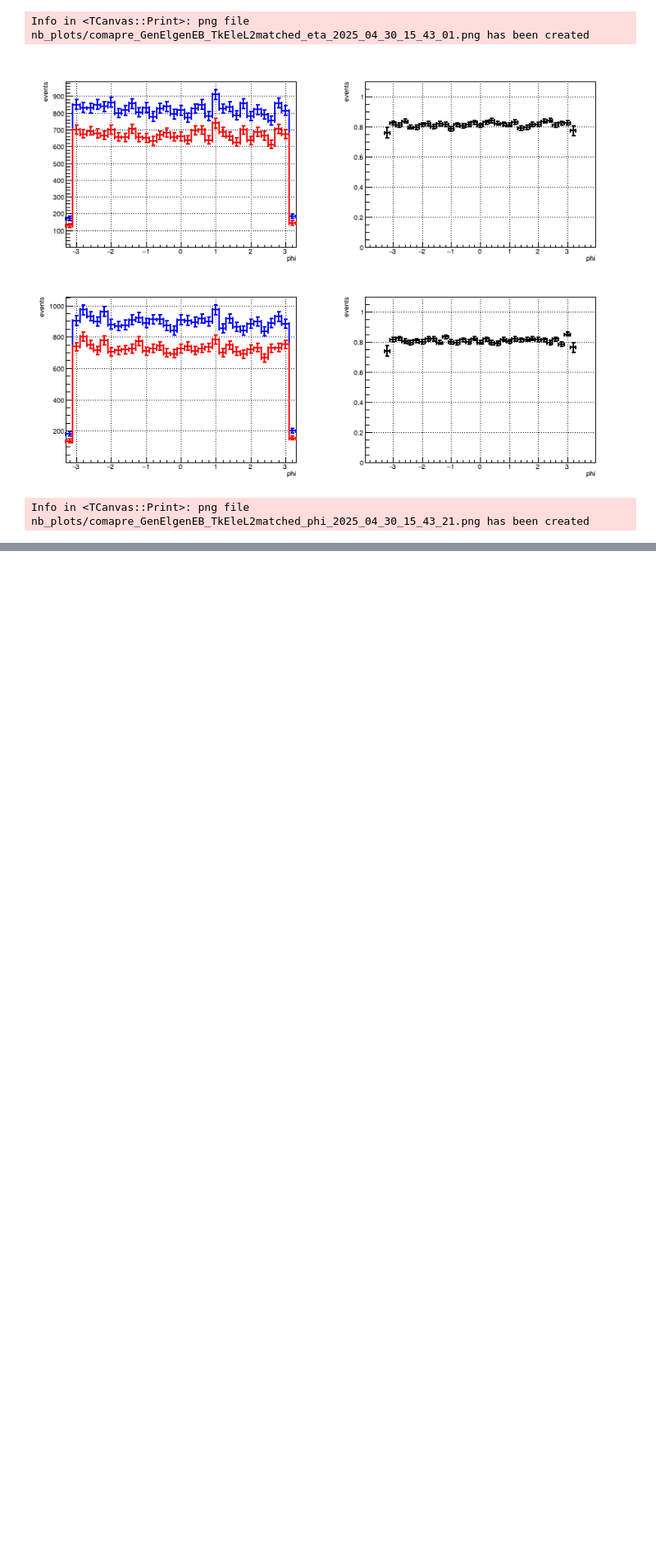
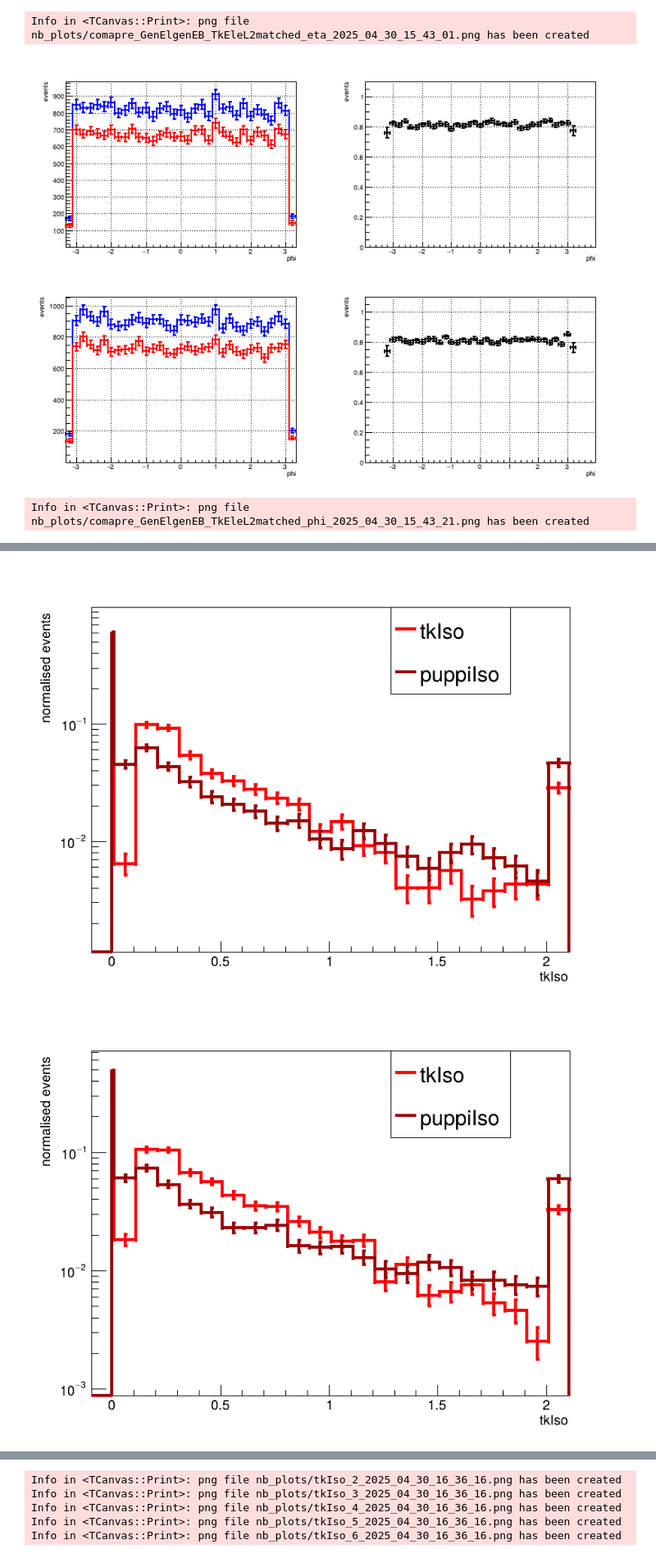
Before and after one commit to arsahasransu/asahasra-flat-table-analyser, a Jupyter notebook: quick_potter_nb.ipynb, the cells around one changed output, grey strips where cells are left out. Shown: that part at 82% size. Drawn from its saved outputs; the diff is of its cells as text; code cells hidden in the pictures; blank space fills up the shorter version.

```diff
--- a/quick_potter_nb.ipynb
+++ b/quick_potter_nb.ipynb
@@ -202,0 +261,10 @@ Info in <TCanvas::Print>: png file nb_plots/TkEleL2_2025_04_30_15_45_54.png has
+# %%
+isovarlist = ['TkEleL2TkElPt10EB_tkIso', 'TkEleL2TkElPt10EB_puppiIso']
+for i in range(5):
+    isoplot = plotbysample(isovarlist, 2+i,
+                    np.concatenate((np.arange(0,0.01, 0.01), np.arange(0.01, 2.11, 0.1) )),
+                    logy=True, normalise=True)
+    display(Image(filename=isoplot))
+# %% [output]
+[figure, added]
+[figure, added]
@@ -202,0 +274,5 @@ Info in <TCanvas::Print>: png file nb_plots/TkEleL2_2025_04_30_15_45_54.png has
+Info in <TCanvas::Print>: png file nb_plots/tkIso_2_2025_04_30_16_36_16.png has been created
+Info in <TCanvas::Print>: png file nb_plots/tkIso_3_2025_04_30_16_36_16.png has been created
+Info in <TCanvas::Print>: png file nb_plots/tkIso_4_2025_04_30_16_36_16.png has been created
+Info in <TCanvas::Print>: png file nb_plots/tkIso_5_2025_04_30_16_36_16.png has been created
+Info in <TCanvas::Print>: png file nb_plots/tkIso_6_2025_04_30_16_36_16.png has been created
```
Also changed, not shown: parts of 10 cells of this notebook, 5 other files.
